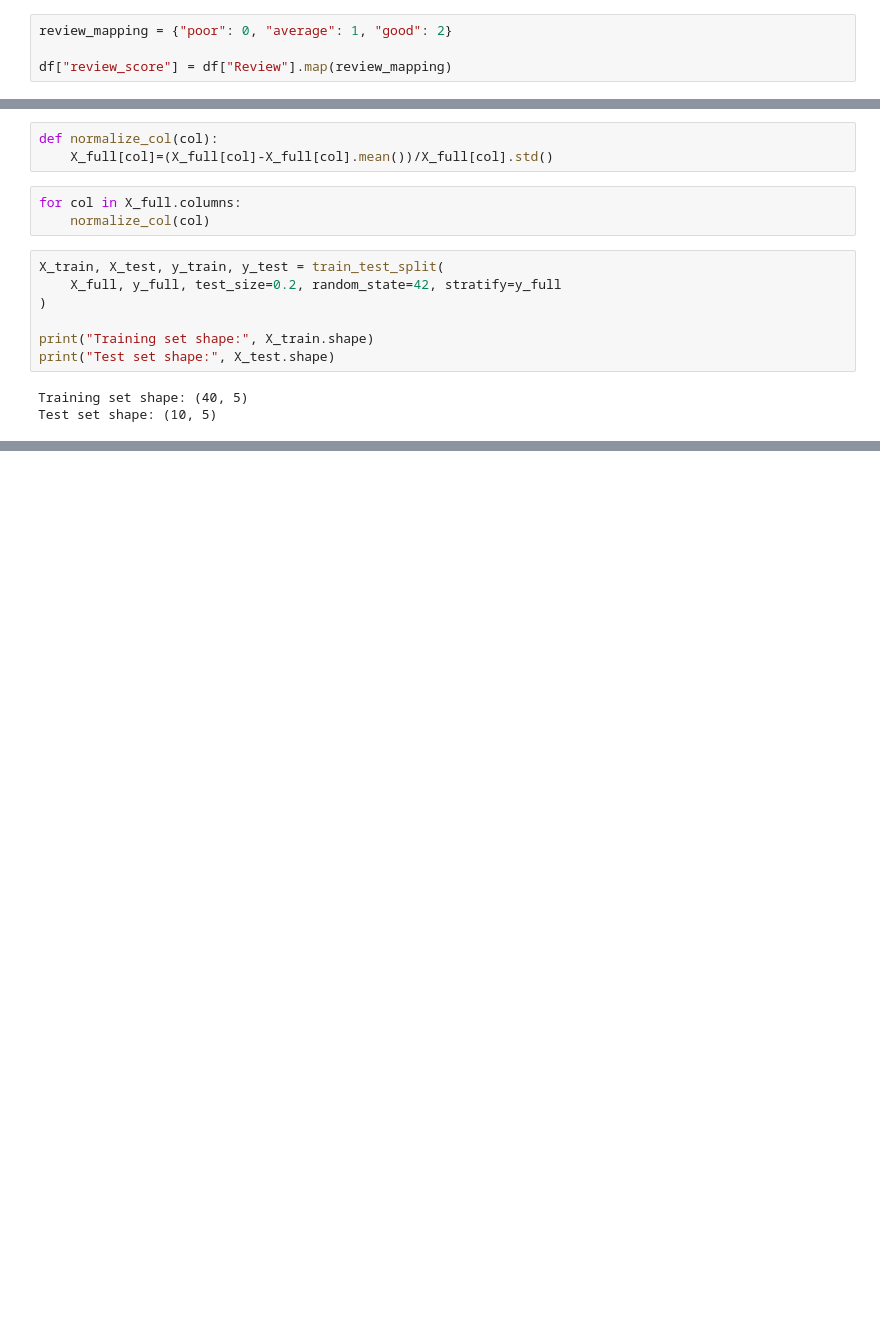
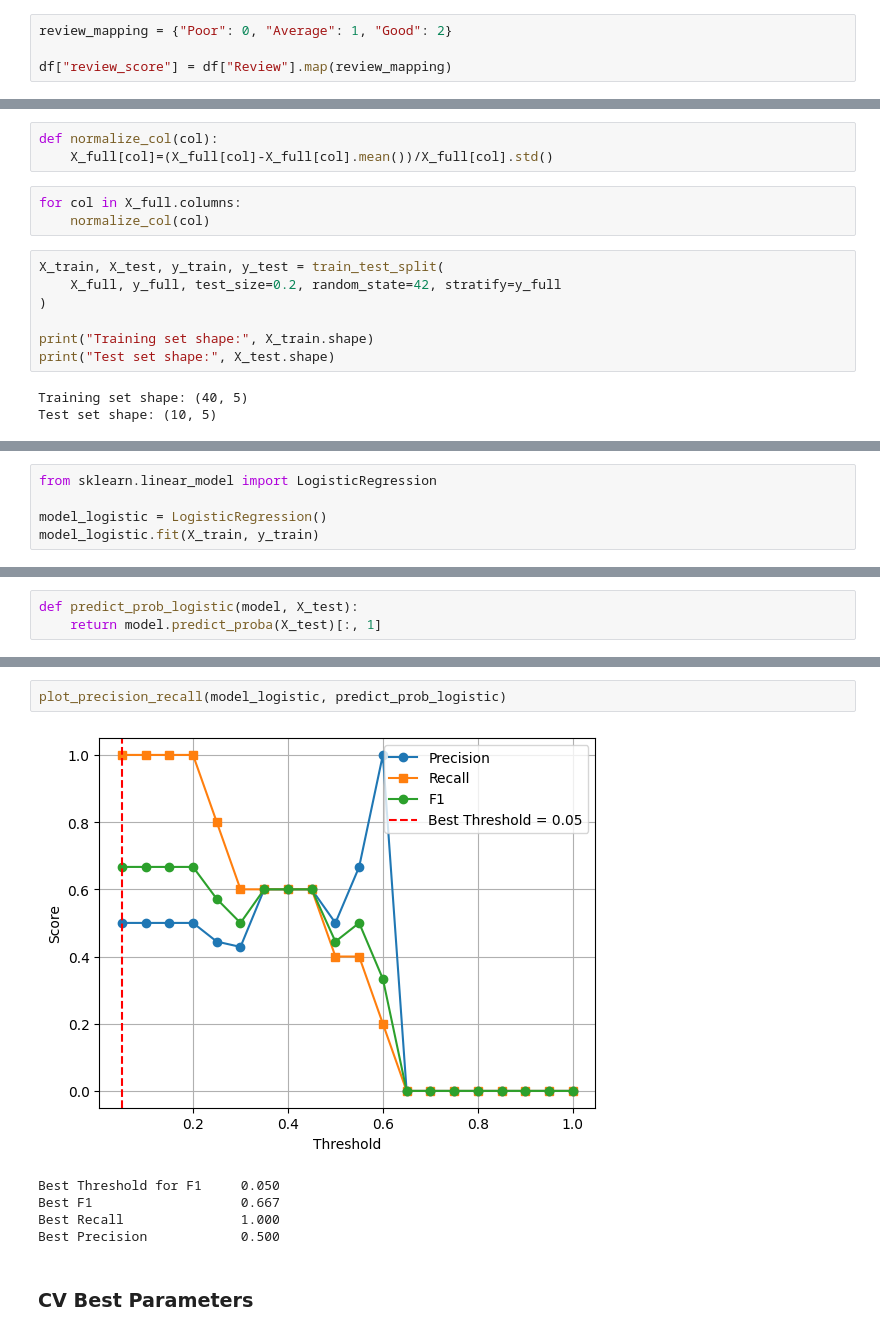
Before and after one commit to yuki172/ait506-class-assignments, a Jupyter notebook: 3/week3-customer-purchase.ipynb, the cells around one changed output, grey strips where cells are left out. Drawn from its saved outputs; the diff is of its cells as text; blank space fills up the shorter version.

```diff
--- a/3/week3-customer-purchase.ipynb
+++ b/3/week3-customer-purchase.ipynb
@@ -198,7 +197,7 @@ show_categorical_with_target(categorical_cols)
 # %% [markdown]
 <h1>Preprocessing</h1>
 # %%
-review_mapping = {"poor": 0, "average": 1, "good": 2}
+review_mapping = {"Poor": 0, "Average": 1, "Good": 2}
 
 df["review_score"] = df["Review"].map(review_mapping)
 # %%
@@ -243,0 +362,5 @@ Test set shape: (10, 5)
+# %%
+from sklearn.linear_model import LogisticRegression
+
+model_logistic = LogisticRegression()
+model_logistic.fit(X_train, y_train)
@@ -243,0 +369,3 @@ Test set shape: (10, 5)
+# %%
+def predict_prob_logistic(model, X_test):
+    return model.predict_proba(X_test)[:, 1]
@@ -243,0 +392,10 @@ Test set shape: (10, 5)
+# %%
+plot_precision_recall(model_logistic, predict_prob_logistic)
+# %% [output]
+[figure, added]
+Best Threshold for F1     0.050
+Best F1                   0.667
+Best Recall               1.000
+Best Precision            0.500
+# %% [markdown]
+<h3>CV Best Parameters</h3>
```
Also changed, not shown: parts of 30 cells of this notebook, 3 other files.
